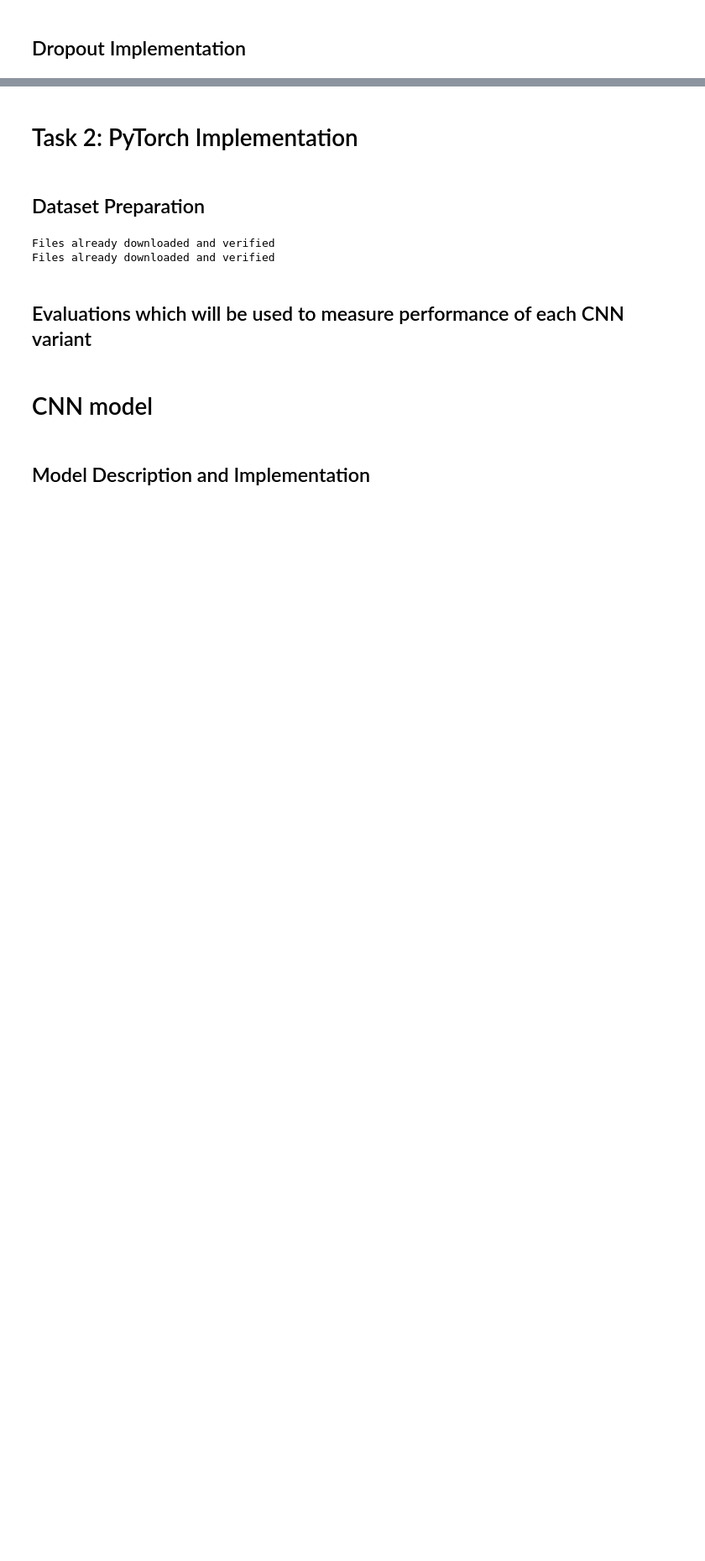
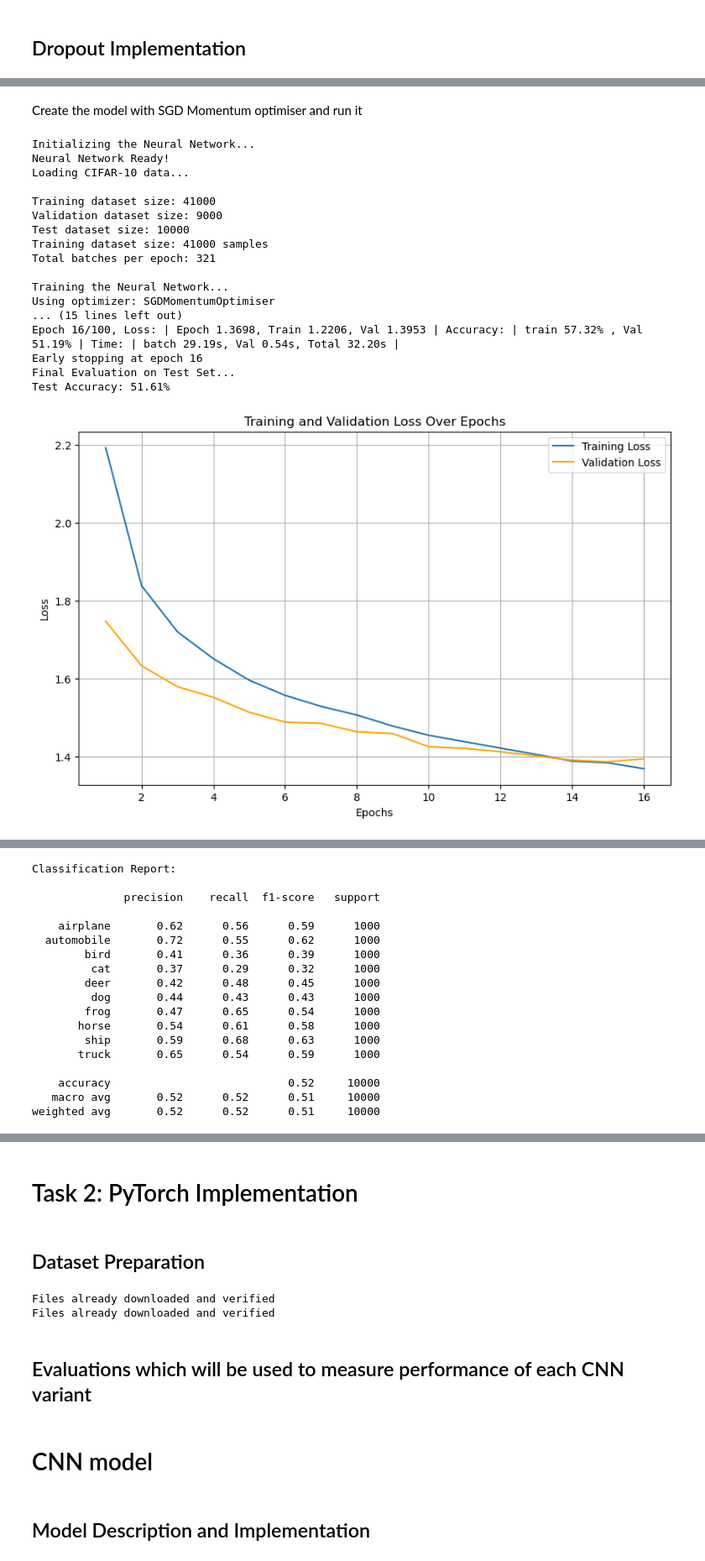
Before and after one commit to David-fi/Maths-and-Prob-in-Ai-group-, a Jupyter notebook: Group4.ipynb, the cells around one changed output, grey strips where cells are left out. Shown at 84% size. Cells and saved outputs as stored; diff of their text form; code cells hidden in the pictures; blank space fills up the shorter version.

```diff
--- a/Group4.ipynb
+++ b/Group4.ipynb
@@ -228,0 +1362,34 @@ class Dropout:
+# %% [markdown]
+Create the model with SGD Momentum optimiser and run it
+# %%
+sgdMomentumModel = NeuralNetwork(
+    activationFunction="relu",
+    input_size=32 * 32 * 3,
+    output_size=10,
+    hidden_units=[1024, 512, 256],
+    dropout_rate=0.2,
+    optimiser=sgdMomentumOptimiser,
+    l2_lambda=0.0,
+    epoch = 100,
+    batch_size = 128
+)
+sgdMomentumModelRunner = CIFAR10Runner(model=sgdMomentumModel).run()
+# %% [output]
+Initializing the Neural Network...
+Neural Network Ready!
+Loading CIFAR-10 data...
+
+Training dataset size: 41000
+Validation dataset size: 9000
+Test dataset size: 10000
+Training dataset size: 41000 samples
+Total batches per epoch: 321
+
+Training the Neural Network...
+Using optimizer: SGDMomentumOptimiser
+... (15 lines left out)
+Epoch 16/100, Loss: | Epoch 1.3698, Train 1.2206, Val 1.3953 | Accuracy: | train 57.32% , Val 51.19% | Time: | batch 29.19s, Val 0.54s, Total 32.20s |
+Early stopping at epoch 16
+Final Evaluation on Test Set...
+Test Accuracy: 51.61%
+[figure, added]
@@ -228,0 +1400,18 @@ class Dropout:
+Classification Report:
+
+              precision    recall  f1-score   support
+
+    airplane       0.62      0.56      0.59      1000
+  automobile       0.72      0.55      0.62      1000
+        bird       0.41      0.36      0.39      1000
+         cat       0.37      0.29      0.32      1000
+        deer       0.42      0.48      0.45      1000
+         dog       0.44      0.43      0.43      1000
+        frog       0.47      0.65      0.54      1000
+       horse       0.54      0.61      0.58      1000
+        ship       0.59      0.68      0.63      1000
+       truck       0.65      0.54      0.59      1000
+
+    accuracy                           0.52     10000
+   macro avg       0.52      0.52      0.51     10000
+weighted avg       0.52      0.52      0.51     10000
```
Also changed, not shown: parts of 22 cells of this notebook.
